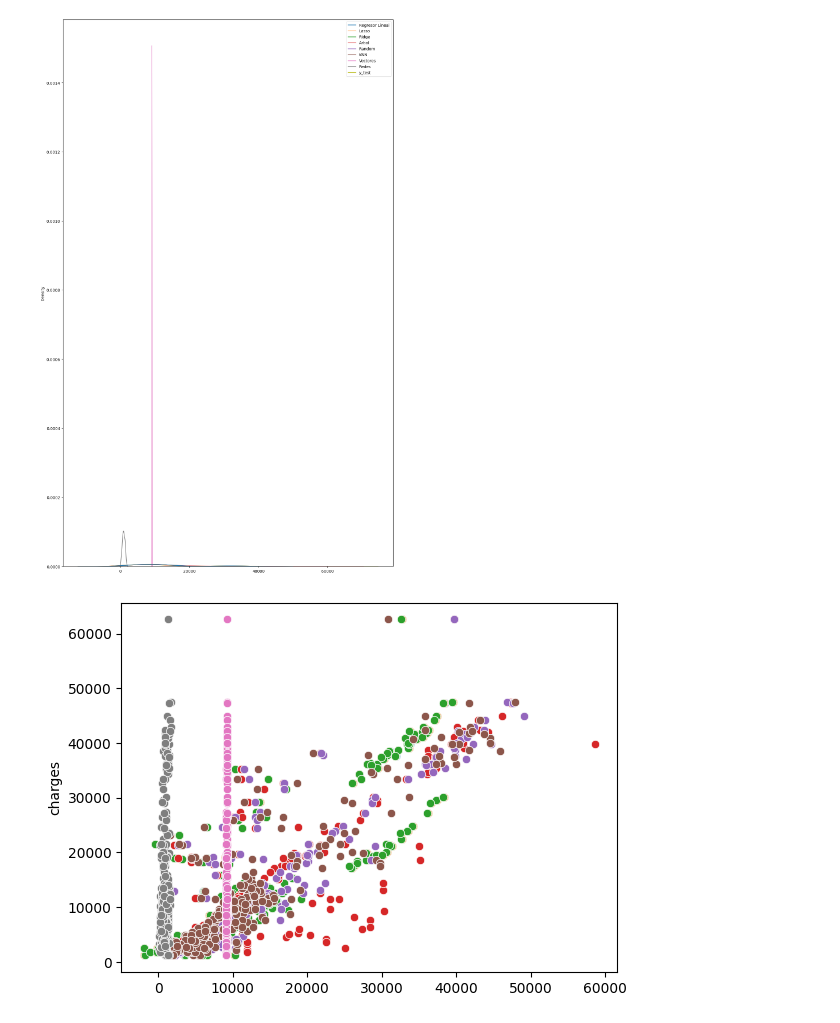
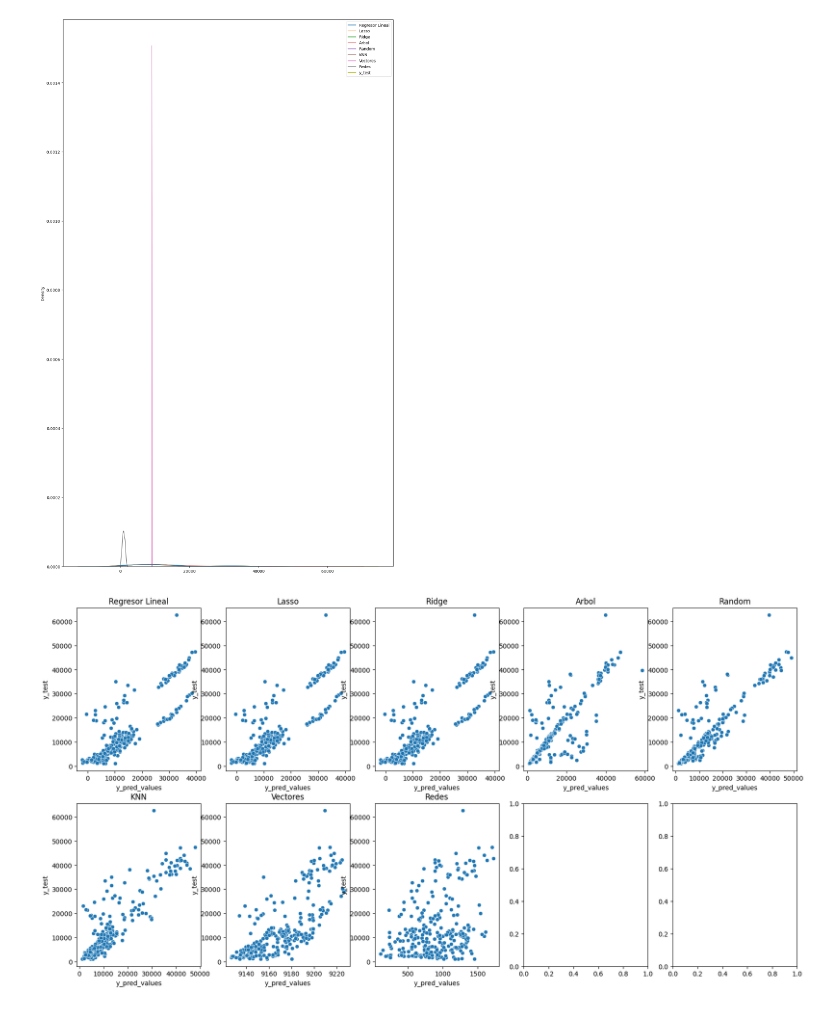
Before and after one commit to tonimartibarbera/Exercicis_Curs_Intro_analisi_de_dades_Python, a Jupyter notebook: 6a 7a i 8a sessió_Machine_Learning.ipynb, the cells around one changed output. Cells and saved outputs as stored; diff of their text form; code cells hidden in the pictures.

```diff
--- a/6a 7a i 8a sessió_Machine_Learning.ipynb
+++ b/6a 7a i 8a sessió_Machine_Learning.ipynb
@@ -422,8 +422,14 @@ sns.kdeplot(df_y)
 # %% [output]
 <Axes: ylabel='Density'>
 [figure]
-# %%
-for name, y_values in data_y.items():
-    sns.scatterplot(y = y_test, x = y_values)
-# %% [output]
-[figure, removed]
+# %%
+fig, axes = plt.subplots(nrows=2, ncols=5, figsize=(20,10))
+ax = axes.flatten() #aplanamos (1 sola dimensión el eje)
+
+for i, (name, y_values) in enumerate(data_y.items()):
+    sns.scatterplot(y = y_test, x = y_values, ax=ax[i])
+    ax[i].set_title(f'{name}')
+    ax[i].set_xlabel('y_pred_values')
+    ax[i].set_ylabel('y_test')
+# %% [output]
+[figure, added]
```
